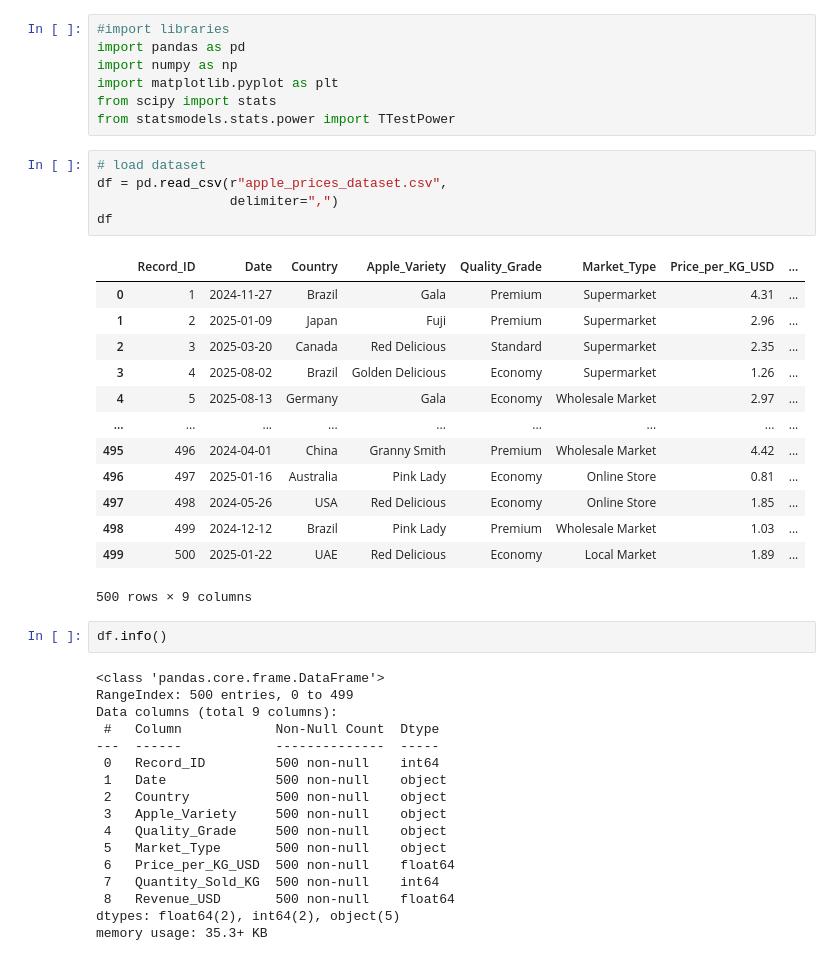
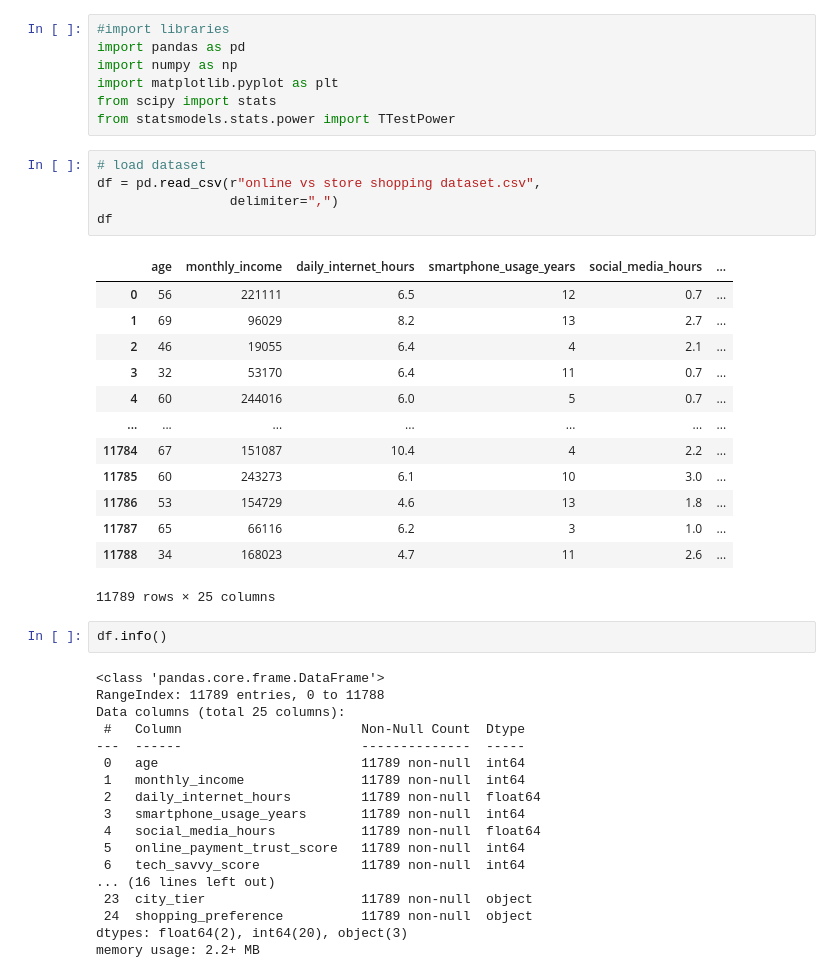
Before and after one commit to ElyssaTombale28/Tombale_Statistics, a Jupyter notebook: Exam.ipynb, the cells around one changed output. Cells and saved outputs as stored; diff of their text form.

```diff
--- a/Exam.ipynb
+++ b/Exam.ipynb
@@ -12,42 +12,43 @@ from scipy import stats
 from statsmodels.stats.power import TTestPower
 # %%
 # load dataset
-df = pd.read_csv(r"apple_prices_dataset.csv",
+df = pd.read_csv(r"online vs store shopping dataset.csv",
                  delimiter=",")
 df
 # %% [output]
-|  | Record_ID | Date | Country | Apple_Variety | Quality_Grade | Market_Type | Price_per_KG_USD | ... |
-| 0 | 1 | 2024-11-27 | Brazil | Gala | Premium | Supermarket | 4.31 | ... |
-| 1 | 2 | 2025-01-09 | Japan | Fuji | Premium | Supermarket | 2.96 | ... |
-| 2 | 3 | 2025-03-20 | Canada | Red Delicious | Standard | Supermarket | 2.35 | ... |
-| 3 | 4 | 2025-08-02 | Brazil | Golden Delicious | Economy | Supermarket | 1.26 | ... |
-| 4 | 5 | 2025-08-13 | Germany | Gala | Economy | Wholesale Market | 2.97 | ... |
-| ... | ... | ... | ... | ... | ... | ... | ... | ... |
-| 495 | 496 | 2024-04-01 | China | Granny Smith | Premium | Wholesale Market | 4.42 | ... |
-| 496 | 497 | 2025-01-16 | Australia | Pink Lady | Economy | Online Store | 0.81 | ... |
-| 497 | 498 | 2024-05-26 | USA | Red Delicious | Economy | Online Store | 1.85 | ... |
-| 498 | 499 | 2024-12-12 | Brazil | Pink Lady | Premium | Wholesale Market | 1.03 | ... |
-| 499 | 500 | 2025-01-22 | UAE | Red Delicious | Economy | Local Market | 1.89 | ... |
+|  | age | monthly_income | daily_internet_hours | smartphone_usage_years | social_media_hours | ... |
+| 0 | 56 | 221111 | 6.5 | 12 | 0.7 | ... |
+| 1 | 69 | 96029 | 8.2 | 13 | 2.7 | ... |
+| 2 | 46 | 19055 | 6.4 | 4 | 2.1 | ... |
+| 3 | 32 | 53170 | 6.4 | 11 | 0.7 | ... |
+| 4 | 60 | 244016 | 6.0 | 5 | 0.7 | ... |
+| ... | ... | ... | ... | ... | ... | ... |
+| 11784 | 67 | 151087 | 10.4 | 4 | 2.2 | ... |
+| 11785 | 60 | 243273 | 6.1 | 10 | 3.0 | ... |
+| 11786 | 53 | 154729 | 4.6 | 13 | 1.8 | ... |
+| 11787 | 65 | 66116 | 6.2 | 3 | 1.0 | ... |
+| 11788 | 34 | 168023 | 4.7 | 11 | 2.6 | ... |
-500 rows × 9 columns
+11789 rows × 25 columns
 # %%
 df.info()
 # %% [output]
 <class 'pandas.core.frame.DataFrame'>
-RangeIndex: 500 entries, 0 to 499
-Data columns (total 9 columns):
- #   Column            Non-Null Count  Dtype
----  ------            --------------  -----
- 0   Record_ID         500 non-null    int64
- 1   Date              500 non-null    object
- 2   Country           500 non-null    object
- 3   Apple_Variety     500 non-null    object
- 4   Quality_Grade     500 non-null    object
- 5   Market_Type       500 non-null    object
- 6   Price_per_KG_USD  500 non-null    float64
- 7   Quantity_Sold_KG  500 non-null    int64
- 8   Revenue_USD       500 non-null    float64
-dtypes: float64(2), int64(2), object(5)
-memory usage: 35.3+ KB
+RangeIndex: 11789 entries, 0 to 11788
+Data columns (total 25 columns):
+ #   Column                       Non-Null Count  Dtype
+---  ------                       --------------  -----
+ 0   age                          11789 non-null  int64
+ 1   monthly_income               11789 non-null  int64
+ 2   daily_internet_hours         11789 non-null  float64
+ 3   smartphone_usage_years       11789 non-null  int64
+ 4   social_media_hours           11789 non-null  float64
+ 5   online_payment_trust_score   11789 non-null  int64
+ 6   tech_savvy_score             11789 non-null  int64
+... (16 lines left out)
+ 23  city_tier                    11789 non-null  object
+ 24  shopping_preference          11789 non-null  object
+dtypes: float64(2), int64(20), object(3)
+memory usage: 2.2+ MB
 # %%
 df.describe()
 # %% [output]
```
Also changed, not shown: parts of 17 cells of this notebook, 6 other files.
